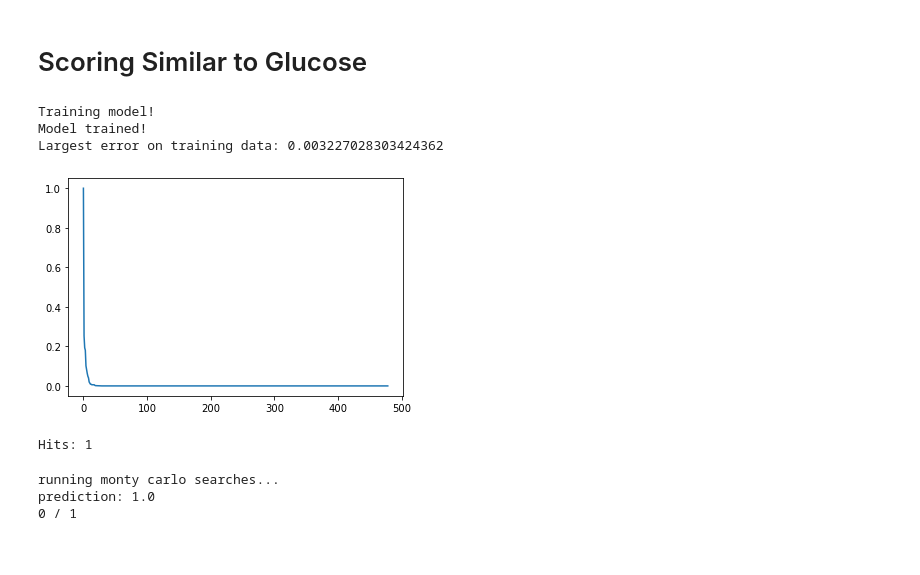
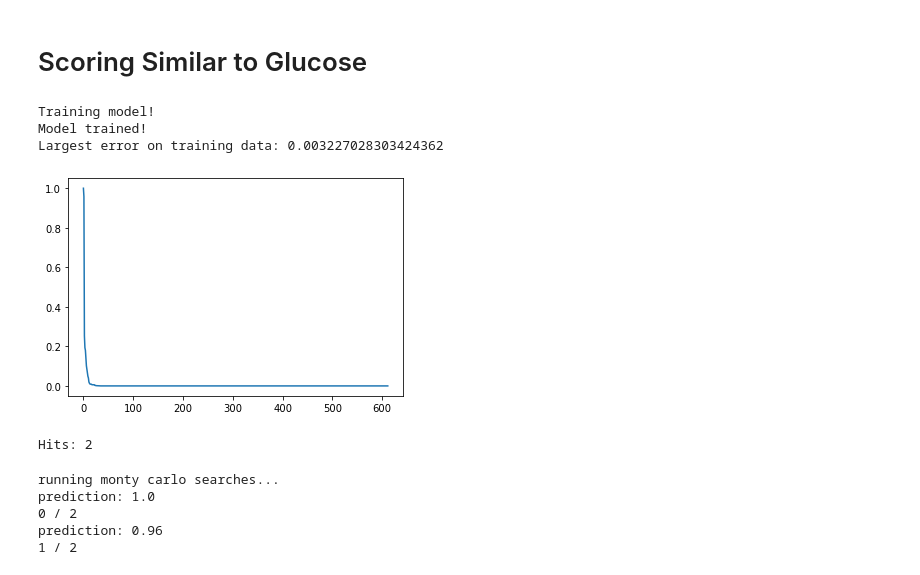
Before and after one commit to Ryan-Abramowitz/MoleculeBinding, a Jupyter notebook: SGD.ipynb, the cells around one changed output. Saved outputs shown, nothing was run; the diff lists cells and outputs as text; code cells hidden in the pictures.

```diff
--- a/SGD.ipynb
+++ b/SGD.ipynb
@@ -39,3 +39,8 @@ import cirpy
 %run MontyCarlo.ipynb
 import random
 random.seed(0)
+# %%
+a = "CCCCCCCCO[C@@H]1O[C@H](CO)[C@@H](O)[C@H](O)[C@H]1O"
+b = "CCCCCCCCO[C@@H]1O[C@H](CO)[C@@H](O)[C@H](O)[13C@H]1O"
+
+AllChem.GetMorganFingerprintAsBitVect(Chem.MolFromSmiles(a),2,useChirality=True,nBits=2048) == AllChem.GetMorganFingerprintAsBitVect(Chem.MolFromSmiles(b),2,useChirality=True,nBits=2048)
@@ -298,8 +305,10 @@ Draw.MolsToGridImage(mMols[:1],legends=[names[gone]+f"\n{len(fragments)} success
 # %%
 # df = pd.read_excel('Test Set - Similar to Glucose.xlsx', dtype=str)
 supplier = 'SantaCruztBioTech'
-df = pd.read_csv(supplier+'StockListCarbohydratesFiltered.csv', dtype=str)
+# supplier = 'BioSynth'
+df = pd.read_csv(supplier+'StockListCarbohydratesFiltered_v3.csv', dtype=str)
 blacklist = ['.','2H','3H','11C','12C','13C','14C','15O','15N']
+# blacklist = []
 df = df[[all([b not in i for b in blacklist]) for i in df['SMILES']]]
 df = df[['nan' != str(i) for i in df['Name']]]
 
@@ -317,34 +326,34 @@ print('Model trained!')
 # print(df)
 def run_on_one(s):
     s = Chem.MolFromSmiles(s)
     if s == None:
         return 0
     else:
         return model.predict_proba([AllChem.GetMorganFingerprintAsBitVect(s,2,useChirality=True,nBits=bits)])[0][1]
 def model_on_list(x):
     pool = Pool(16)
     result = list(pool.map(run_on_one,x))
     pool.close()
     pool.join()
     return result
 
 train_reslt = model_on_list(smiles)
 predictions = np.array(train_reslt) - np.array(label)
 print('Largest error on training data:',max(abs(predictions)))
 
 
 inp = list(df['SMILES'])
 predictions = list(zip(model_on_list(inp),df['Name'],df['SMILES']))
 predictions = [(float(i),str(j),str(k)) for i,j,k in predictions]
 predictions.sort(reverse=True)
 
 plt.plot([i[0] for i in predictions])
 plt.show()
 # %% [output]
 Training model!
 Model trained!
 Largest error on training data: 0.003227028303424362
-[figure, old version]
+[figure, new version]
 # %%
 posatives = [i for i in predictions if i[0] > 0.5]
 print('Hits:',len(posatives))
@@ -358,7 +367,7 @@ x = Draw.MolsToGridImage(mMols,legends=[f'Molecule {x}\tScore = {round(i[0],2)}\
 # x.save('GlucoseLikeHits.png')
 x.save(supplier+'Hits.png')
 # %% [output]
-Hits: 1
+Hits: 2
 # %%
 %run MontyCarlo.ipynb
 
@@ -408,4 +417,6 @@ x.save(supplier+'LikeHitsSubhits.png')
 # %% [output]
 running monty carlo searches...
 prediction: 1.0
-0 / 1
+0 / 2
+prediction: 0.96
+1 / 2
```
Also changed, not shown: parts of 1 cell of this notebook, 9 other files.
